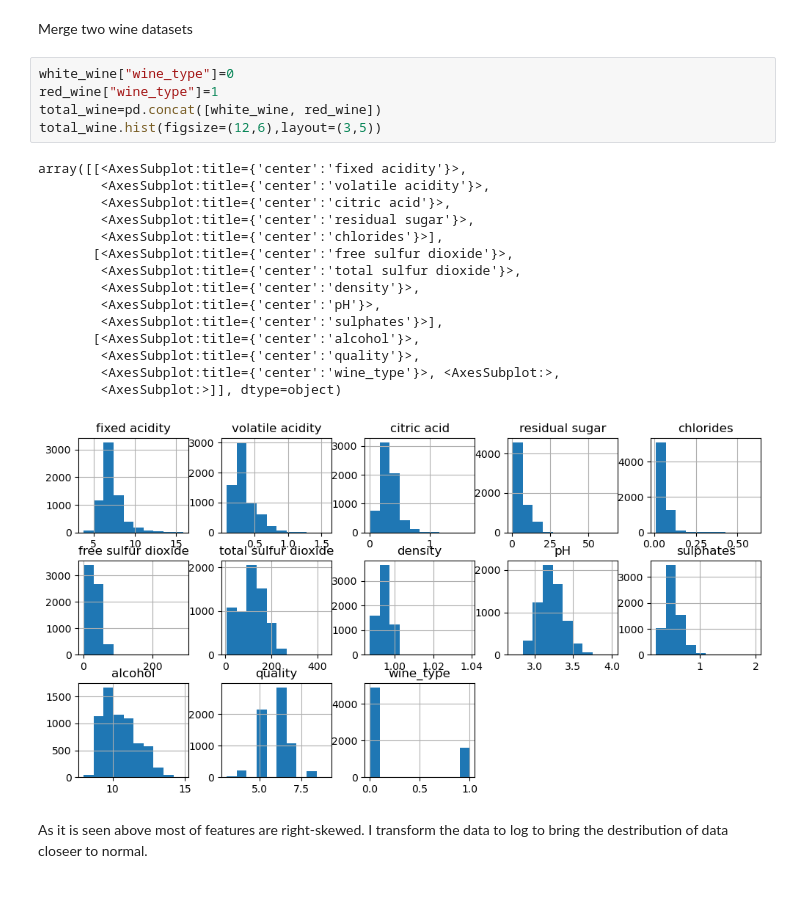
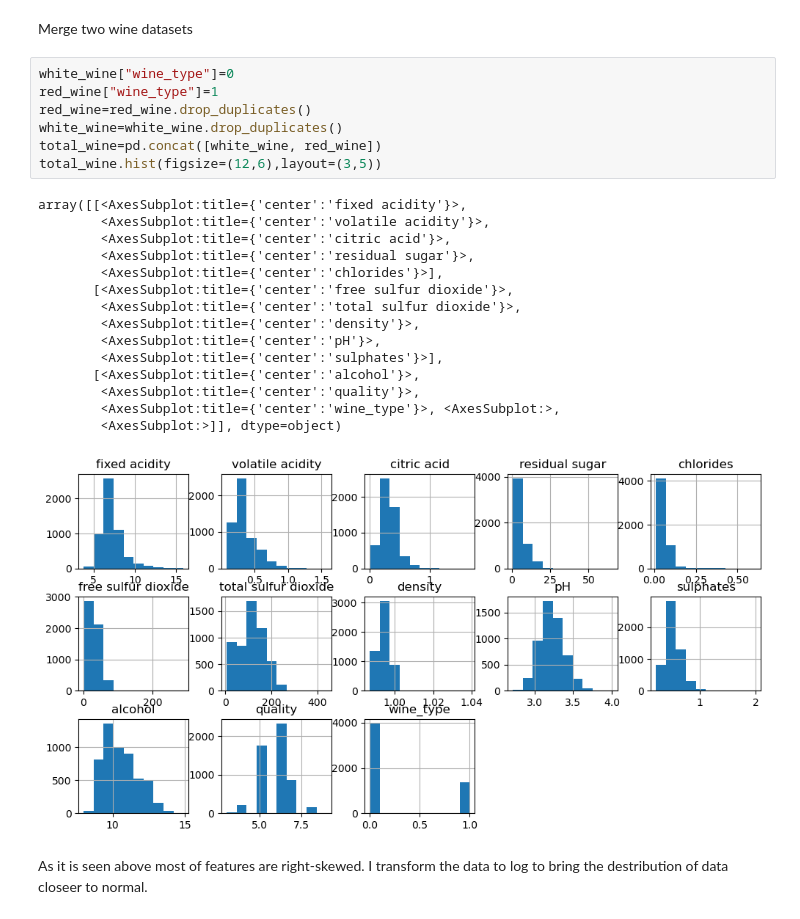
Before and after one commit to baes2021/P2_wine_ML_models, a Jupyter notebook: Wine_type/No_resampling_ Recursive_Feature_Elimination_Bayesian_Search.ipynb, the cells around one changed output. Cells and saved outputs as stored; diff of their text form.

```diff
--- a/Wine_type/No_resampling_ Recursive_Feature_Elimination_Bayesian_Search.ipynb
+++ b/Wine_type/No_resampling_ Recursive_Feature_Elimination_Bayesian_Search.ipynb
@@ -15,24 +15,26 @@ Merge two wine datasets
 # %%
 white_wine["wine_type"]=0
 red_wine["wine_type"]=1
+red_wine=red_wine.drop_duplicates()
+white_wine=white_wine.drop_duplicates()
 total_wine=pd.concat([white_wine, red_wine])
 total_wine.hist(figsize=(12,6),layout=(3,5))
 # %% [output]
 array([[<AxesSubplot:title={'center':'fixed acidity'}>,
         <AxesSubplot:title={'center':'volatile acidity'}>,
         <AxesSubplot:title={'center':'citric acid'}>,
         <AxesSubplot:title={'center':'residual sugar'}>,
         <AxesSubplot:title={'center':'chlorides'}>],
        [<AxesSubplot:title={'center':'free sulfur dioxide'}>,
         <AxesSubplot:title={'center':'total sulfur dioxide'}>,
         <AxesSubplot:title={'center':'density'}>,
         <AxesSubplot:title={'center':'pH'}>,
         <AxesSubplot:title={'center':'sulphates'}>],
        [<AxesSubplot:title={'center':'alcohol'}>,
         <AxesSubplot:title={'center':'quality'}>,
         <AxesSubplot:title={'center':'wine_type'}>, <AxesSubplot:>,
         <AxesSubplot:>]], dtype=object)
-[figure, old version]
+[figure, new version]
 # %% [markdown]
 As it is seen above most of features are right-skewed. I transform the data to log to bring the destribution of data closeer to normal.
 # %%
```
Also changed, not shown: parts of 11 cells of this notebook, 20 other files.
